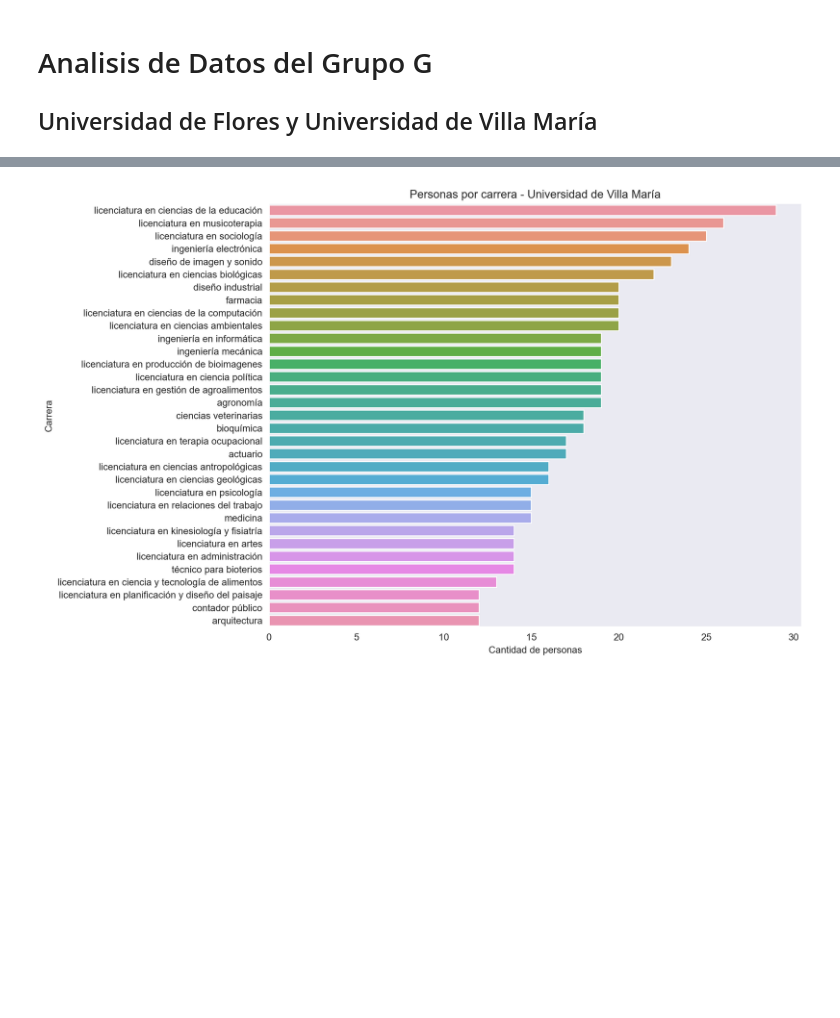
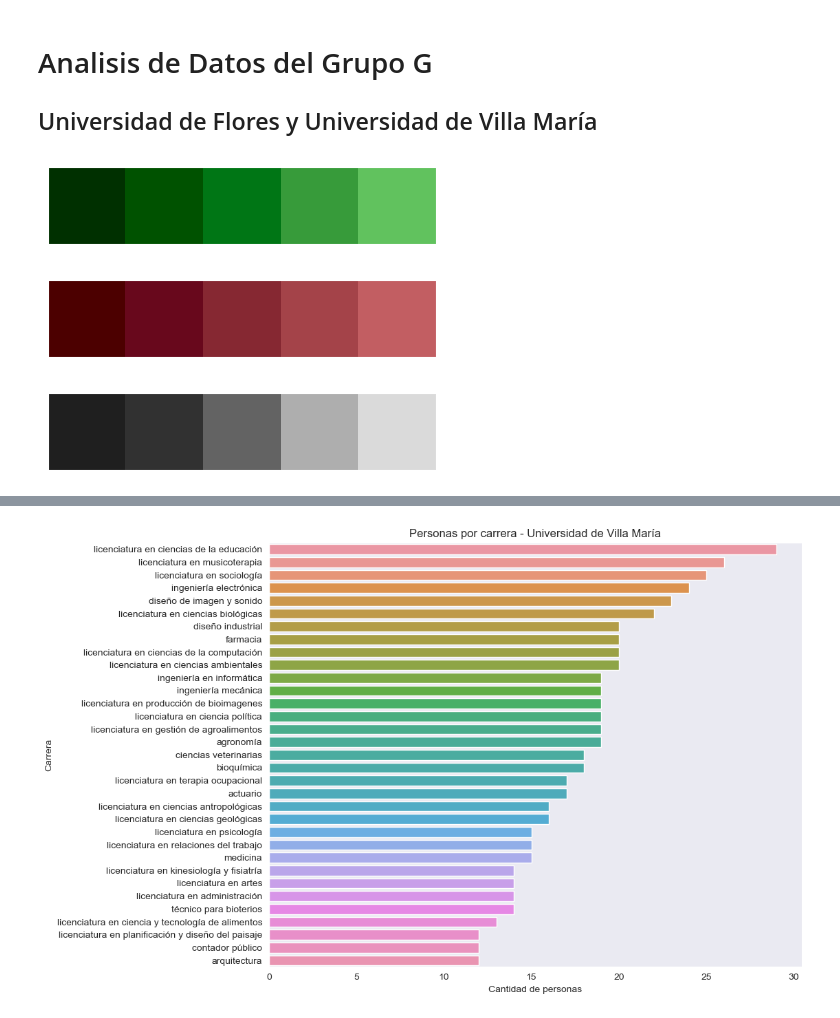
Before and after one commit to fajose/Skill-Up-DA-c-Python, a Jupyter notebook: assets/notebooks/Grupo A.ipynb, the cells around one changed output, grey strips where cells are left out. Cells and saved outputs as stored; diff of their text form; code cells hidden in the pictures; blank space fills up the shorter version.

```diff
--- a/assets/notebooks/Grupo A.ipynb
+++ b/assets/notebooks/Grupo A.ipynb
@@ -11,7 +11,17 @@ import seaborn as sns
 # %%
-plt.rcParams['figure.dpi'] = 130
-plt.rcParams['figure.figsize'] = (8,12)
+plt.rcParams['figure.dpi'] = 100
+#plt.rcParams['figure.figsize'] = (8,12)
 sns.set_style('dark')
+colors_green = ["#61C25E","#379B3A","#007615","#005200","#003000"][::-1]
+colors_dark = ["#1F1F1F", "#313131", '#636363', '#AEAEAE', '#DADADA']
+colors_red = ["#C25E62","#A44349","#862832","#68081C","#4C0000"][::-1]
+sns.palplot(colors_green)
+sns.palplot(colors_red)
+sns.palplot(colors_dark)
+# %% [output]
+[figure, added]
+[figure, added]
+[figure, added]
 # %%
 #Colocamos el nombre de las universidades en dos variables
 #Para una futura reutilización del codigo
```
Also changed, not shown: parts of 22 cells of this notebook.
